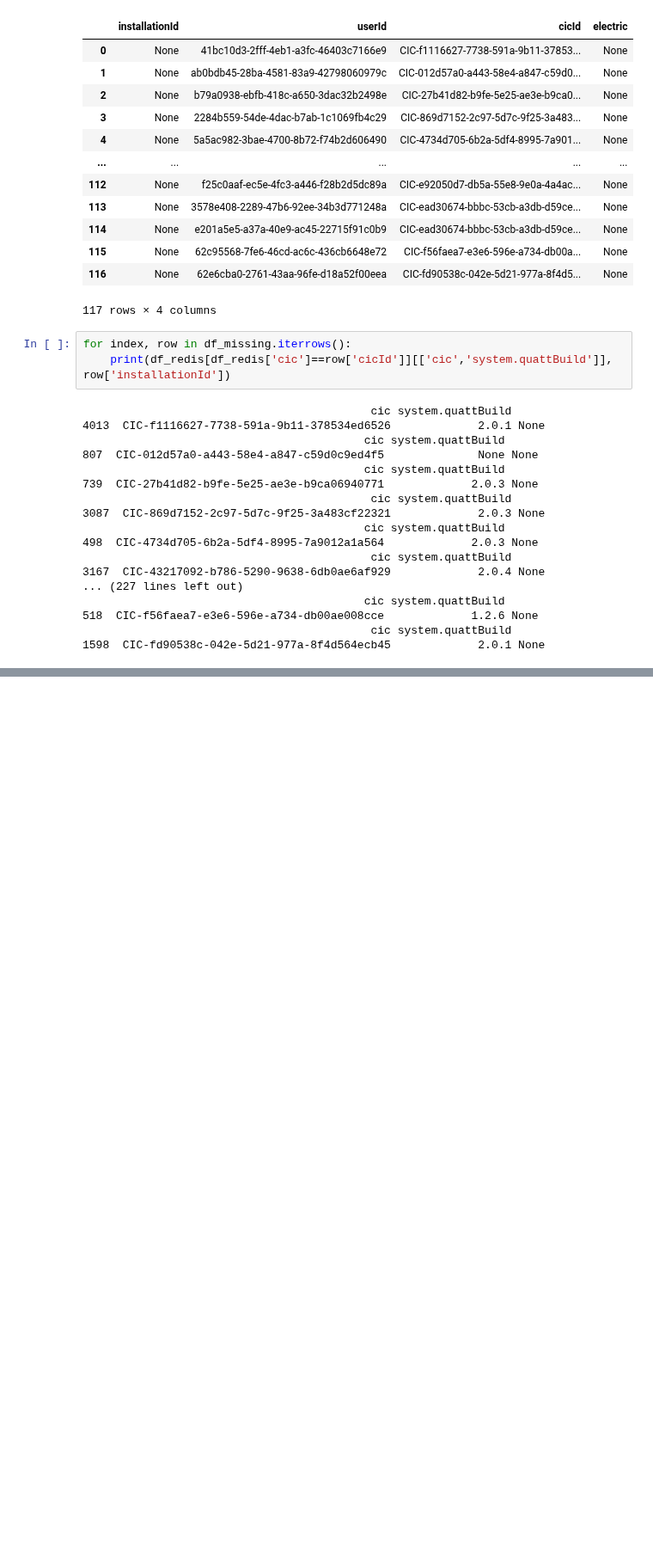
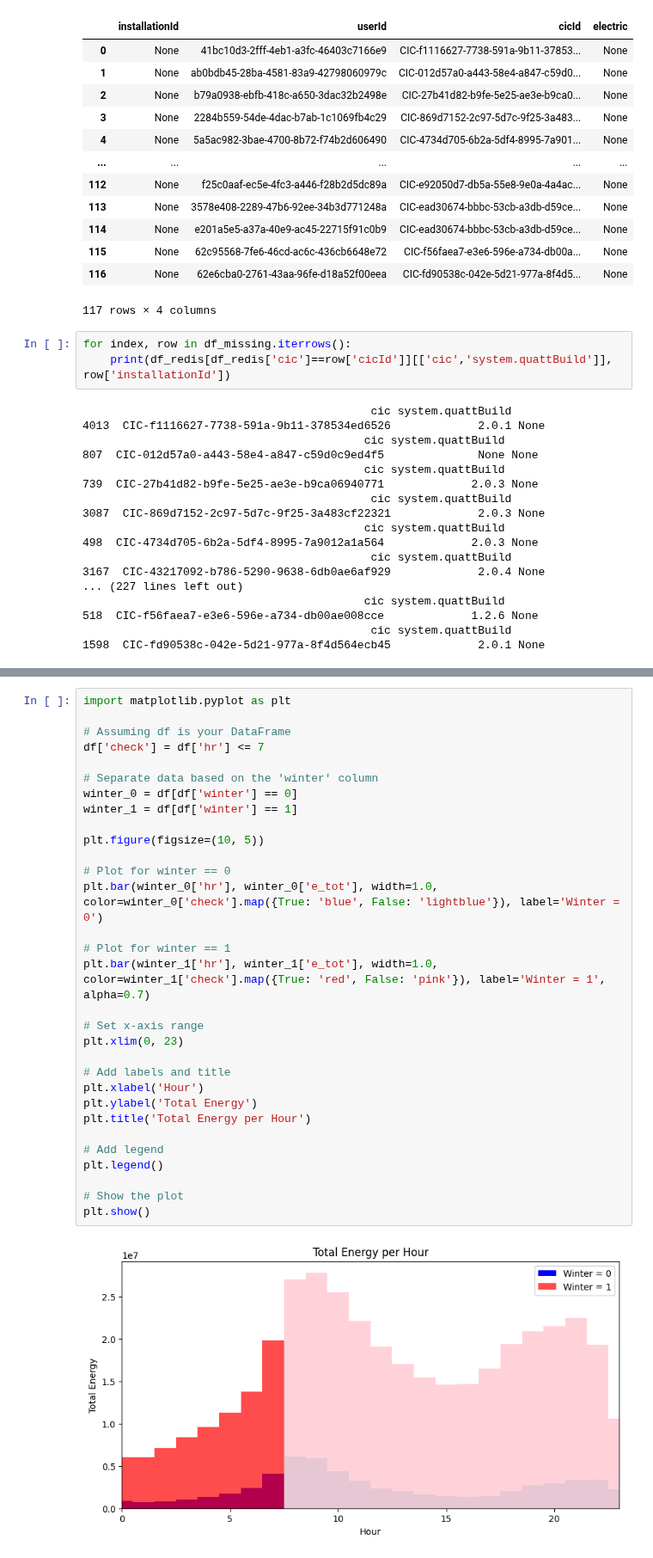
Before and after one commit to season0112/quatt_data_analysis, a Jupyter notebook: power-energy-calculations/historical-data/energyConsumptionTableCheck.ipynb, the cells around one changed output, grey strips where cells are left out. Shown at 86% size. Drawn from its saved outputs; the diff is of its cells as text; blank space fills up the shorter version.

```diff
--- a/power-energy-calculations/historical-data/energyConsumptionTableCheck.ipynb
+++ b/power-energy-calculations/historical-data/energyConsumptionTableCheck.ipynb
@@ -290,0 +370,33 @@ for index, row in df_missing.iterrows():
+# %%
+import matplotlib.pyplot as plt
+
+# Assuming df is your DataFrame
+df['check'] = df['hr'] <= 7
+
+# Separate data based on the 'winter' column
+winter_0 = df[df['winter'] == 0]
+winter_1 = df[df['winter'] == 1]
+
+plt.figure(figsize=(10, 5))
+
+# Plot for winter == 0
+plt.bar(winter_0['hr'], winter_0['e_tot'], width=1.0, color=winter_0['check'].map({True: 'blue', False: 'lightblue'}), label='Winter = 0')
+
+# Plot for winter == 1
+plt.bar(winter_1['hr'], winter_1['e_tot'], width=1.0, color=winter_1['check'].map({True: 'red', False: 'pink'}), label='Winter = 1', alpha=0.7)
+
+# Set x-axis range
+plt.xlim(0, 23)
+
+# Add labels and title
+plt.xlabel('Hour')
+plt.ylabel('Total Energy')
+plt.title('Total Energy per Hour')
+
+# Add legend
+plt.legend()
+
+# Show the plot
+plt.show()
+# %% [output]
+[figure, added]
```
Also changed, not shown: parts of 6 cells of this notebook, 4 other files.
